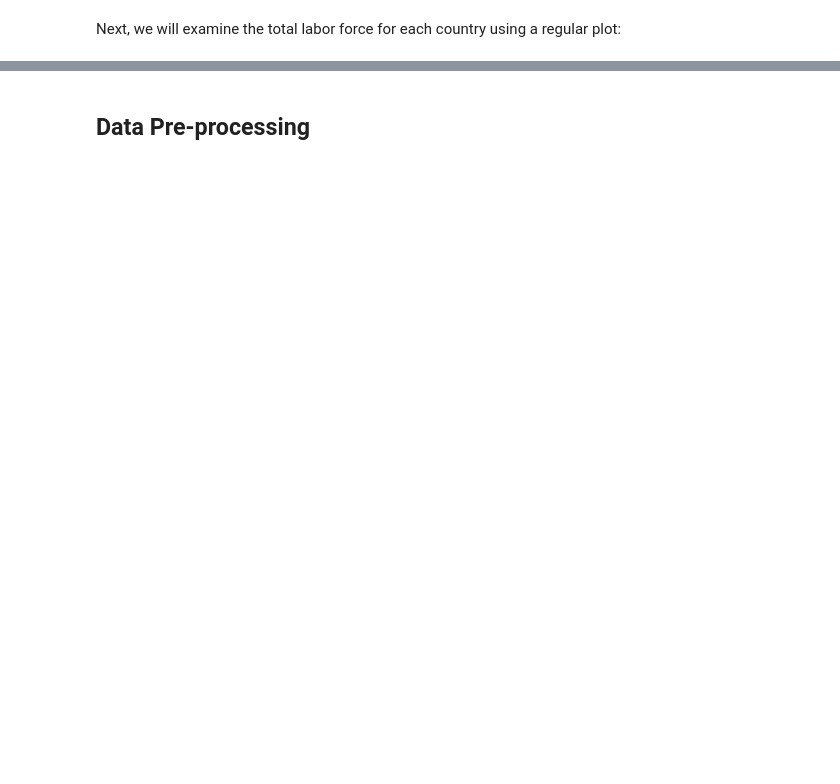
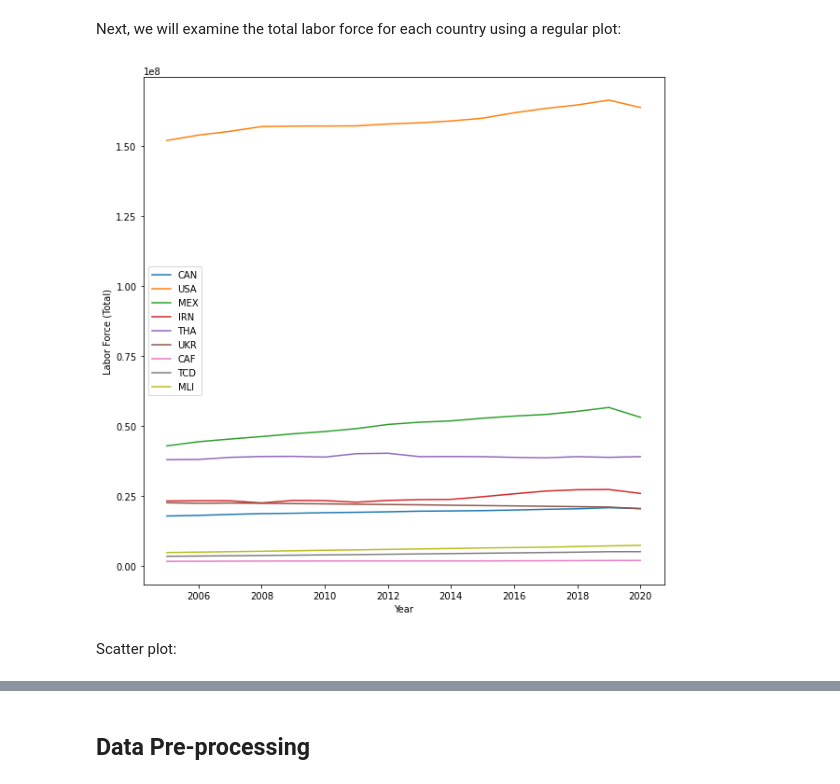
Before and after one commit to BazzaDEV/CSI4142-Project, a Jupyter notebook: Phase4-DataMining.ipynb, the cells around one changed output, grey strips where cells are left out. Cells and saved outputs as stored; diff of their text form; code cells hidden in the pictures; blank space fills up the shorter version.

```diff
--- a/Phase4-DataMining.ipynb
+++ b/Phase4-DataMining.ipynb
@@ -119,3 +114,18 @@ plt.show()
 # %% [markdown]
 Next, we will examine the total labor force for each country using a regular plot:
+# %%
+for code in country_codes:
+    country_data = raw_data[raw_data['country_code']==code]
+    # print(country_data)
+    plt.plot(country_data['year_'], country_data['labor_force_total'], label=code)
+
+plt.legend(loc='center left')
+
+plt.xlabel('Year')
+plt.ylabel('Labor Force (Total)')
+plt.show()
+# %% [output]
+[figure, added]
+# %% [markdown]
+Scatter plot:
 # %%
```
Also changed, not shown: parts of 14 cells of this notebook.
